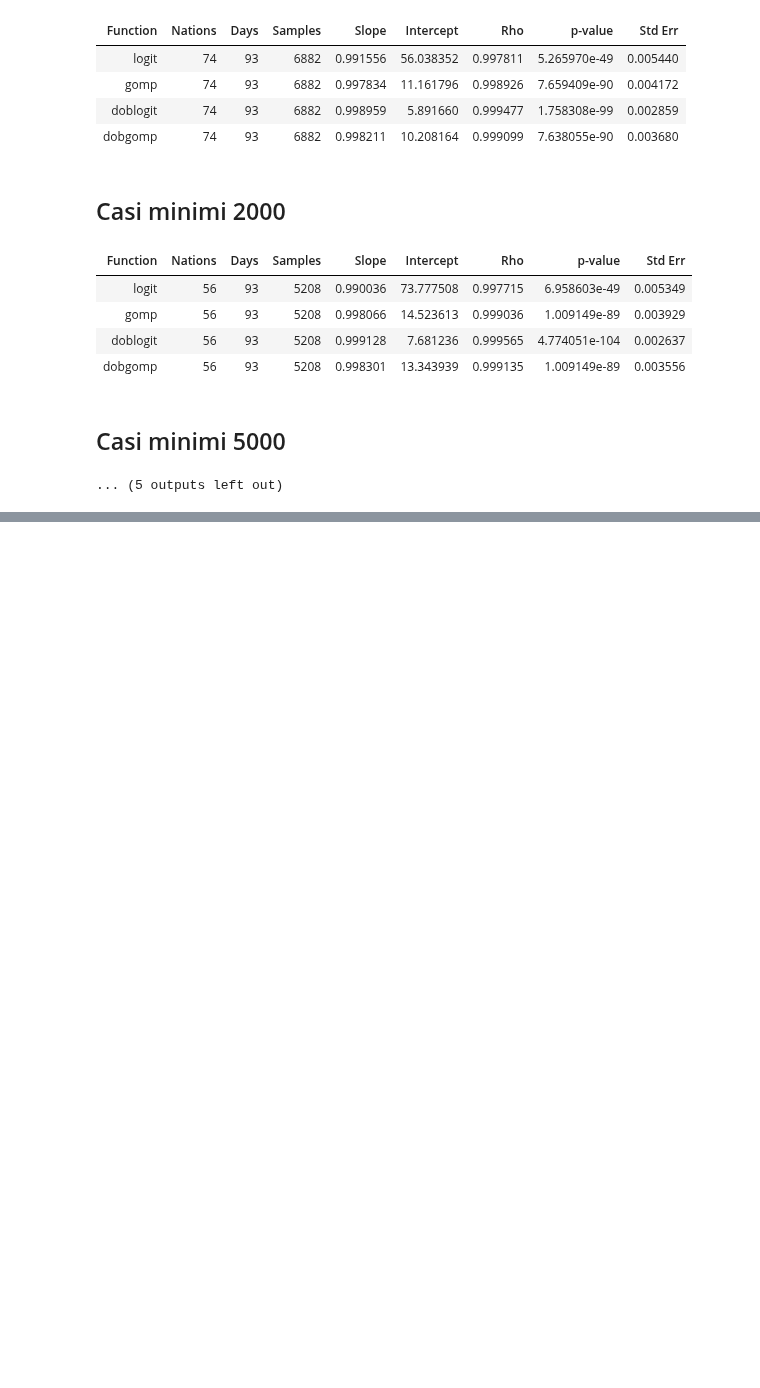
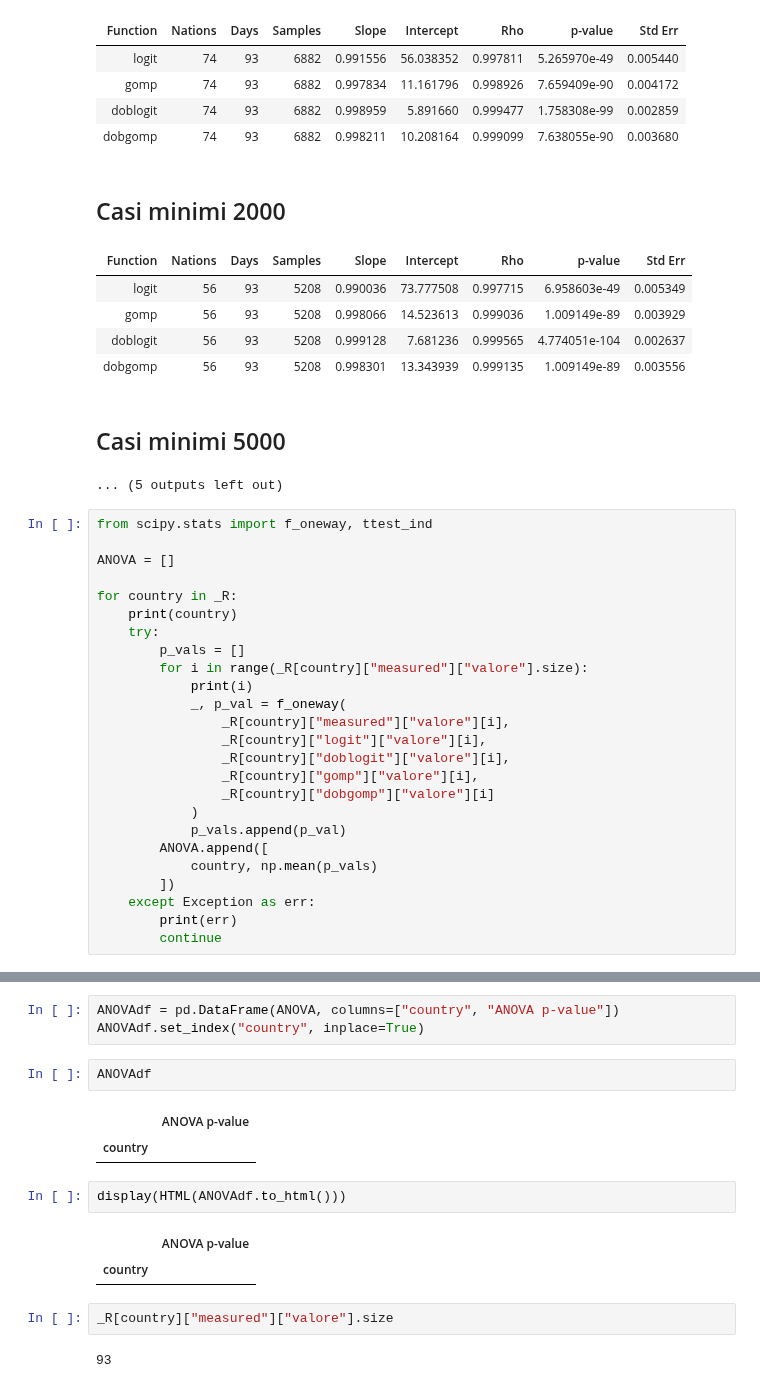
Before and after one commit to maxdevblock/covid-19-italy, a Jupyter notebook: OLD/double-gompertz-stats.ipynb, the cells around one changed output, grey strips where cells are left out. Saved outputs shown, nothing was run; the diff lists cells and outputs as text; blank space fills up the shorter version.

```diff
--- a/OLD/double-gompertz-stats.ipynb
+++ b/OLD/double-gompertz-stats.ipynb
@@ -165,3 +165,28 @@ for min_cases in [0, 100, 500, 1000, 2000, 5000, 10000, 20000]:
 | dobgomp | 56 | 93 | 5208 | 0.998301 | 13.343939 | 0.999135 | 1.009149e-89 | 0.003556 |
 ## Casi minimi 5000
 ... (5 outputs left out)
+# %%
+from scipy.stats import f_oneway, ttest_ind
+
+ANOVA = []
+
+for country in _R:
+    print(country)
+    try:
+        p_vals = []
+        for i in range(_R[country]["measured"]["valore"].size):
+            print(i)
+            _, p_val = f_oneway(
+                _R[country]["measured"]["valore"][i],
+                _R[country]["logit"]["valore"][i],
+                _R[country]["doblogit"]["valore"][i],
+                _R[country]["gomp"]["valore"][i],
+                _R[country]["dobgomp"]["valore"][i]
+            )
+            p_vals.append(p_val)
+        ANOVA.append([
+            country, np.mean(p_vals)
+        ])
+    except Exception as err:
+        print(err)
+        continue
@@ -167,0 +211,17 @@ for min_cases in [0, 100, 500, 1000, 2000, 5000, 10000, 20000]:
+# %%
+ANOVAdf = pd.DataFrame(ANOVA, columns=["country", "ANOVA p-value"])
+ANOVAdf.set_index("country", inplace=True)
+# %%
+ANOVAdf
+# %% [output]
+|  | ANOVA p-value |
+| country |  |
+# %%
+display(HTML(ANOVAdf.to_html()))
+# %% [output]
+|  | ANOVA p-value |
+| country |  |
+# %%
+_R[country]["measured"]["valore"].size
+# %% [output]
+93
```
Also changed, not shown: parts of 7 cells of this notebook, 55 other files.
